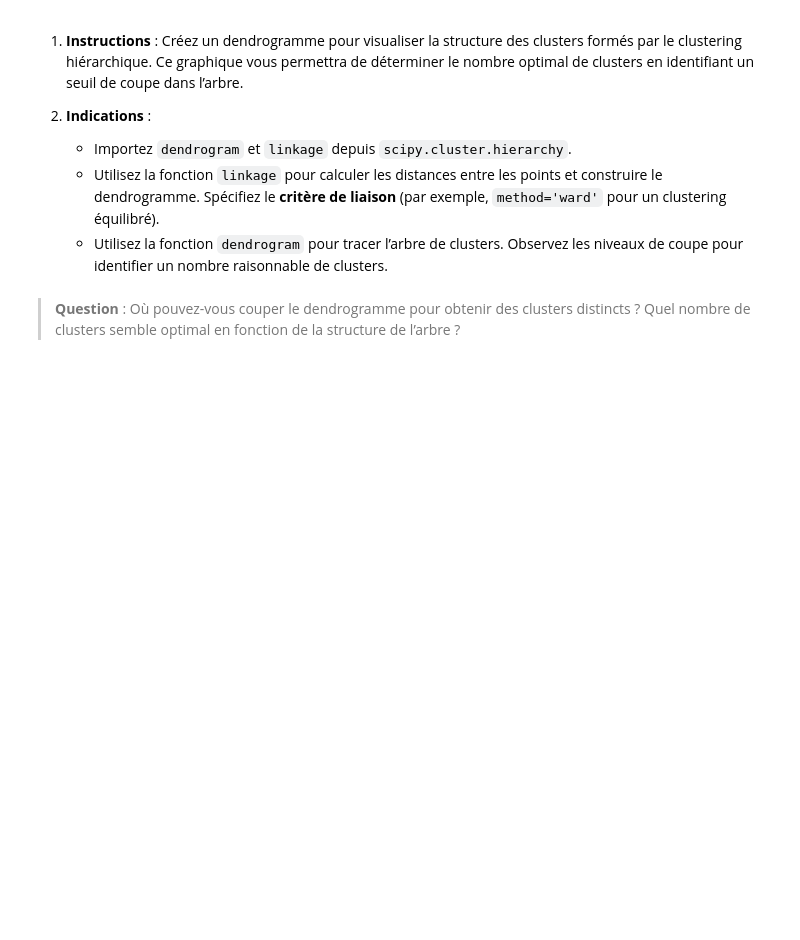
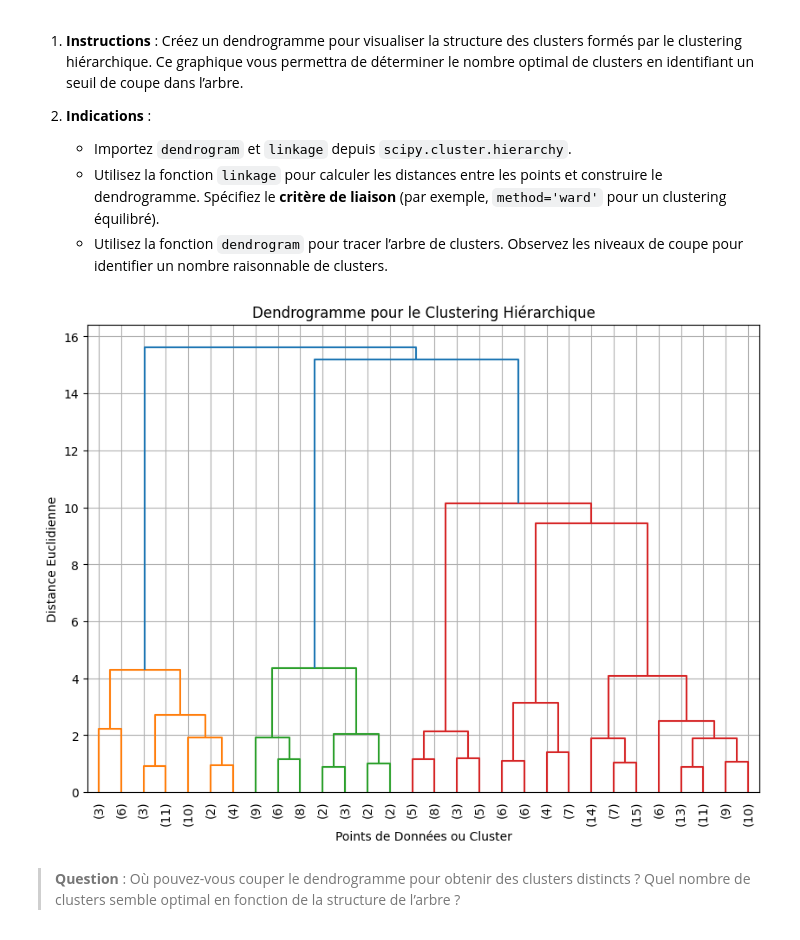
Before and after one commit to axgervais/AI-Python, a Jupyter notebook: A_03_1_Apprentissage_Non_Supervisé.ipynb, the cells around one changed output. Drawn from its saved outputs; the diff is of its cells as text; code cells hidden in the pictures; blank space fills up the shorter version.

```diff
--- a/A_03_1_Apprentissage_Non_Supervisé.ipynb
+++ b/A_03_1_Apprentissage_Non_Supervisé.ipynb
@@ -623,3 +728,21 @@ Nous utiliserons ici la méthode **agglomérative**, la plus populaire, qui perm
+# %%
+# Insérez ici le code pour créer le dendrogramme
+import matplotlib.pyplot as plt
+from scipy.cluster.hierarchy import dendrogram, linkage
+
+# Calcul des distances et construction du dendrogramme
+linked = linkage(X, method='ward')  # Utilisation de la méthode 'ward'
+
+# Tracé du dendrogramme
+plt.figure(figsize=(10, 7))
+dendrogram(linked, truncate_mode='lastp', p=30, leaf_rotation=90, leaf_font_size=10)
+plt.title('Dendrogramme pour le Clustering Hiérarchique')
+plt.xlabel('Points de Données ou Cluster')
+plt.ylabel('Distance Euclidienne')
+plt.grid(True)
+plt.show()
+# %% [output]
+[figure, added]
 # %% [markdown]
 > **Question** : Où pouvez-vous couper le dendrogramme pour obtenir des clusters distincts ? Quel nombre de clusters semble optimal en fonction de la structure de l’arbre ?
 # %% [markdown]
```
Also changed, not shown: parts of 23 cells of this notebook.
